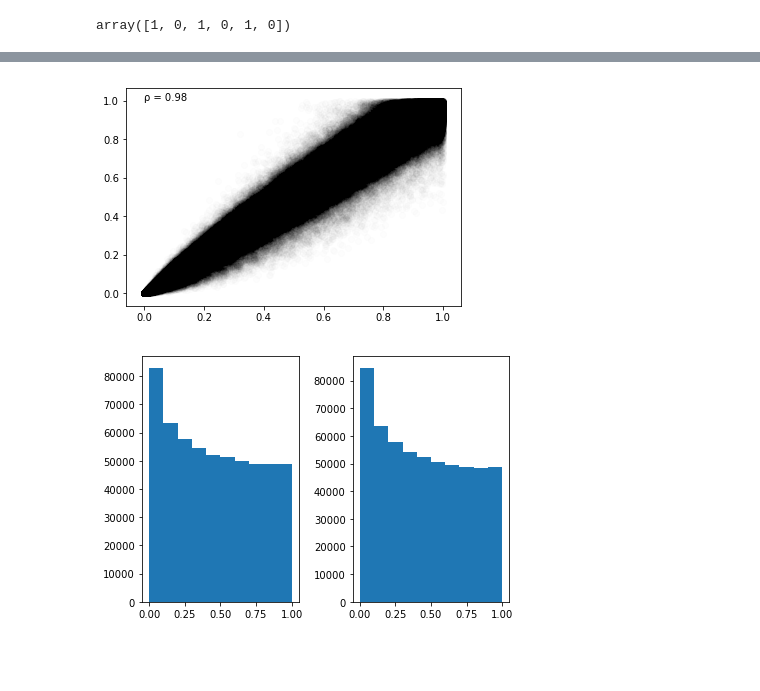
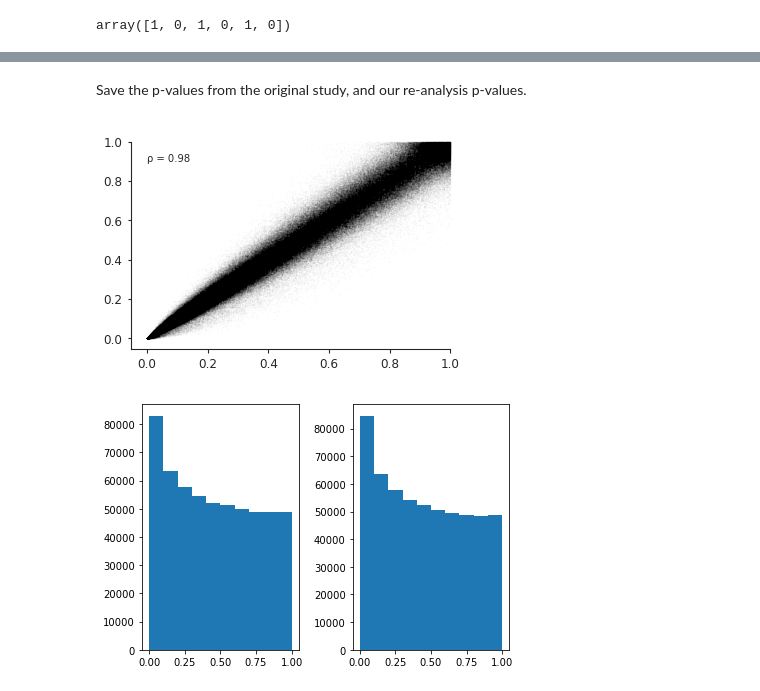
Before and after one commit to vsbuffalo/cvtk, a Jupyter notebook: notebooks/bergland_reanalysis.ipynb, the cells around one changed output, grey strips where cells are left out. Cells and saved outputs as stored; diff of their text form; code cells hidden in the pictures; blank space fills up the shorter version.

```diff
--- a/notebooks/bergland_reanalysis.ipynb
+++ b/notebooks/bergland_reanalysis.ipynb
@@ -18,6 +18,8 @@ import matplotlib.pyplot as plt
 from tqdm import tnrange
 # %%
 import cvtk.variant_files as vf
+# %%
+plt.style.use('./buffalo.mplstyle')
 # %%
 VCF_FILE = '../data/bergland_et_al_2014/6d_v7.3_output_fixed_filtered.vcf.gz'
 
@@ -105,4 +107,6 @@ else:
 [interactive output not drawn]
 # %%
 pvals = np.array([f.pvalues[1] for f in loci_models])
+# %% [markdown]
+Save the p-values from the original study, and our re-analysis p-values.
 # %%
@@ -110,12 +116,14 @@ pd.DataFrame(dict(bergland_pvals=SP, our_pvals=pvals)).to_feather('../data/bergl
 # %%
 fig, ax = plt.subplots(ncols=1, nrows=1)
-ax.scatter(SP, pvals, alpha=0.007, c='k')
+ax.scatter(SP, pvals, alpha=0.01, s=1, c='k')
 #ax.hist2d(-np.log10(SP+1), -np.log10(pvals+1), 30)
-ax.text(0, 1, f"ρ = {np.corrcoef(SP, pvals)[0, 1].round(2)}")
+ax.text(0, 0.9, f"ρ = {np.corrcoef(SP, pvals)[0, 1].round(2)}")
 r = np.corrcoef(SP, pvals)
 n = SP.size
+ax.spines['left'].set_bounds(ax.get_ylim()[0], 1)
+ax.spines['bottom'].set_bounds(ax.get_xlim()[0], 1)
 # %% [output]
-[figure, old version]
+[figure, new version]
 # %%
 fig, ax = plt.subplots(ncols=2, nrows=1)
 ax[0].hist(SP)
```
Also changed, not shown: parts of 4 cells of this notebook, 4 other files.
